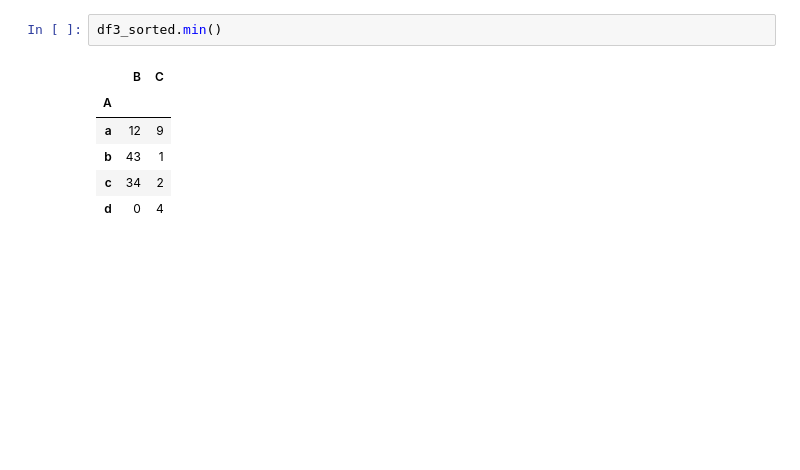
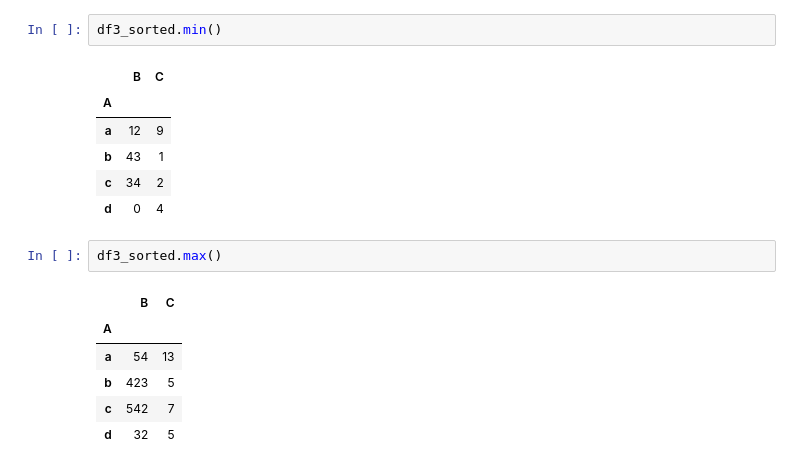
Before and after one commit to M-Hamza-Rao/Pandas-Practice, a Jupyter notebook: Pandas_Practice.ipynb, the cells around one changed output. Cells and saved outputs as stored; diff of their text form; blank space fills up the shorter version.

```diff
--- a/Pandas_Practice.ipynb
+++ b/Pandas_Practice.ipynb
@@ -889,3 +889,12 @@ df3_sorted.min()
 | b | 43 | 1 |
 | c | 34 | 2 |
 | d | 0 | 4 |
+# %%
+df3_sorted.max()
+# %% [output]
+|  | B | C |
+| A |  |  |
+| a | 54 | 13 |
+| b | 423 | 5 |
+| c | 542 | 7 |
+| d | 32 | 5 |
```
Also changed, not shown: parts of 4 cells of this notebook.
